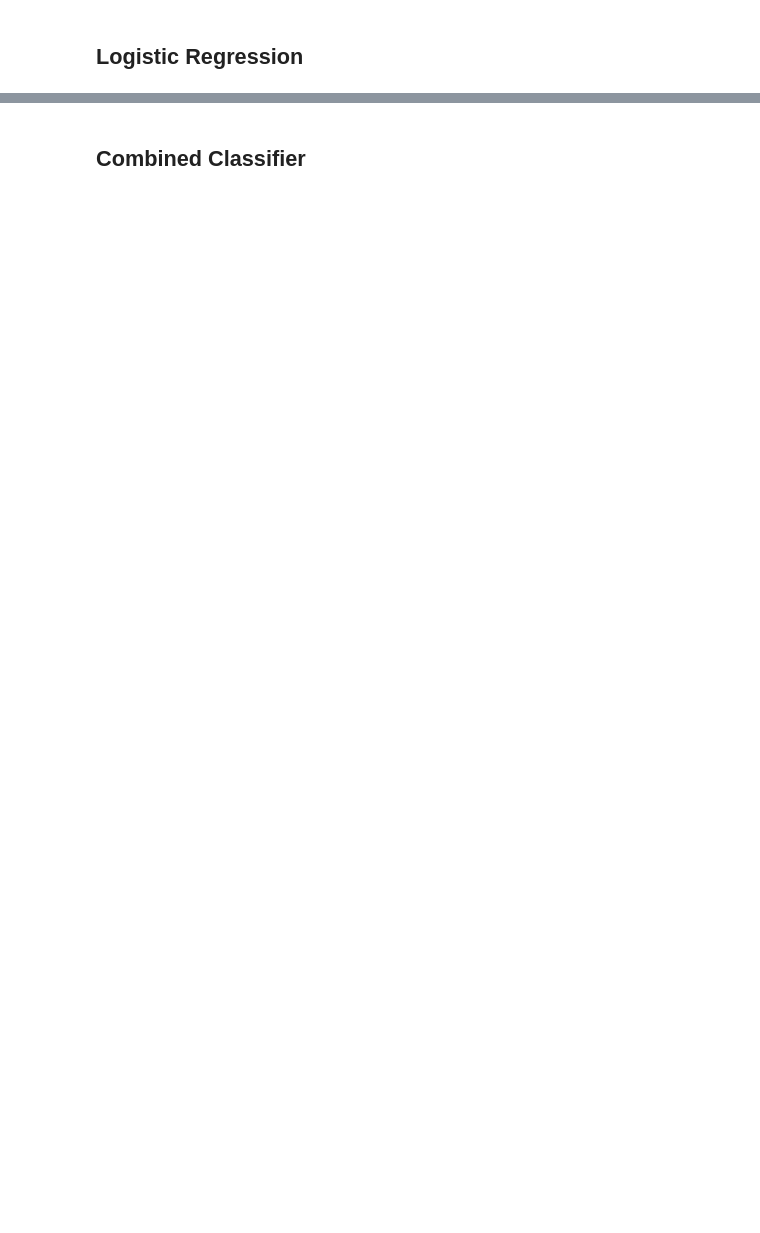
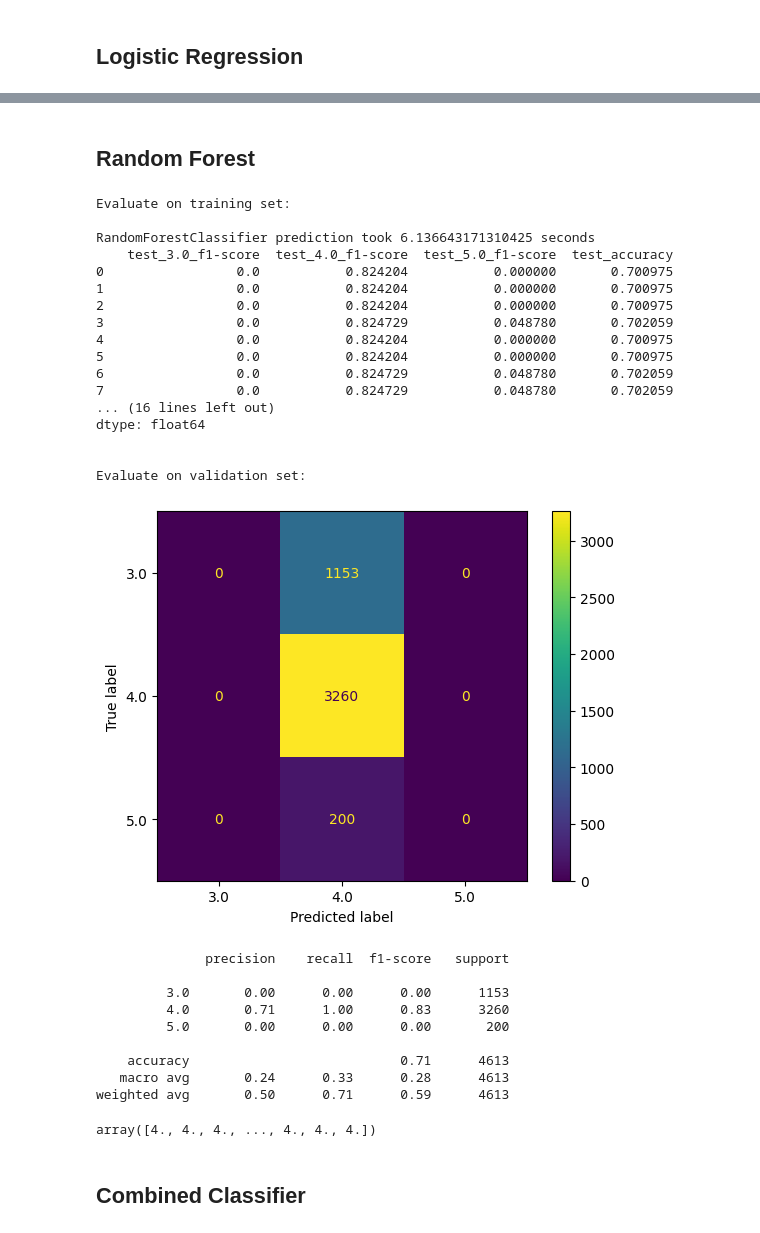
Before and after one commit to 7angel4/Goodreads-rating-classification, a Jupyter notebook: comp30027-a2.ipynb, the cells around one changed output, grey strips where cells are left out. Saved outputs shown, nothing was run; the diff lists cells and outputs as text; code cells hidden in the pictures; blank space fills up the shorter version.

```diff
--- a/comp30027-a2.ipynb
+++ b/comp30027-a2.ipynb
@@ -679,3 +943,39 @@ validate_and_test(logr_sgd, X_train, y_train, X_val, y_val)
+# %% [markdown]
+## Random Forest
+# %%
+from sklearn.ensemble import RandomForestClassifier
+
+rf = RandomForestClassifier(max_depth=2, random_state=30027)
+validate_and_test(rf, X_train, y_train, X_val, y_val)
+# %% [output]
+Evaluate on training set:
+
+RandomForestClassifier prediction took 6.136643171310425 seconds
+    test_3.0_f1-score  test_4.0_f1-score  test_5.0_f1-score  test_accuracy
+0                 0.0           0.824204           0.000000       0.700975
+1                 0.0           0.824204           0.000000       0.700975
+2                 0.0           0.824204           0.000000       0.700975
+3                 0.0           0.824729           0.048780       0.702059
+4                 0.0           0.824204           0.000000       0.700975
+5                 0.0           0.824204           0.000000       0.700975
+6                 0.0           0.824729           0.048780       0.702059
+7                 0.0           0.824729           0.048780       0.702059
+... (16 lines left out)
+dtype: float64
+
+
+Evaluate on validation set:
+[figure, added]
+              precision    recall  f1-score   support
+
+         3.0       0.00      0.00      0.00      1153
+         4.0       0.71      1.00      0.83      3260
+         5.0       0.00      0.00      0.00       200
+
+    accuracy                           0.71      4613
+   macro avg       0.24      0.33      0.28      4613
+weighted avg       0.50      0.71      0.59      4613
+array([4., 4., 4., ..., 4., 4., 4.])
 # %% [markdown]
 ## Combined Classifier
 # %%
```
Also changed, not shown: parts of 16 cells of this notebook.
